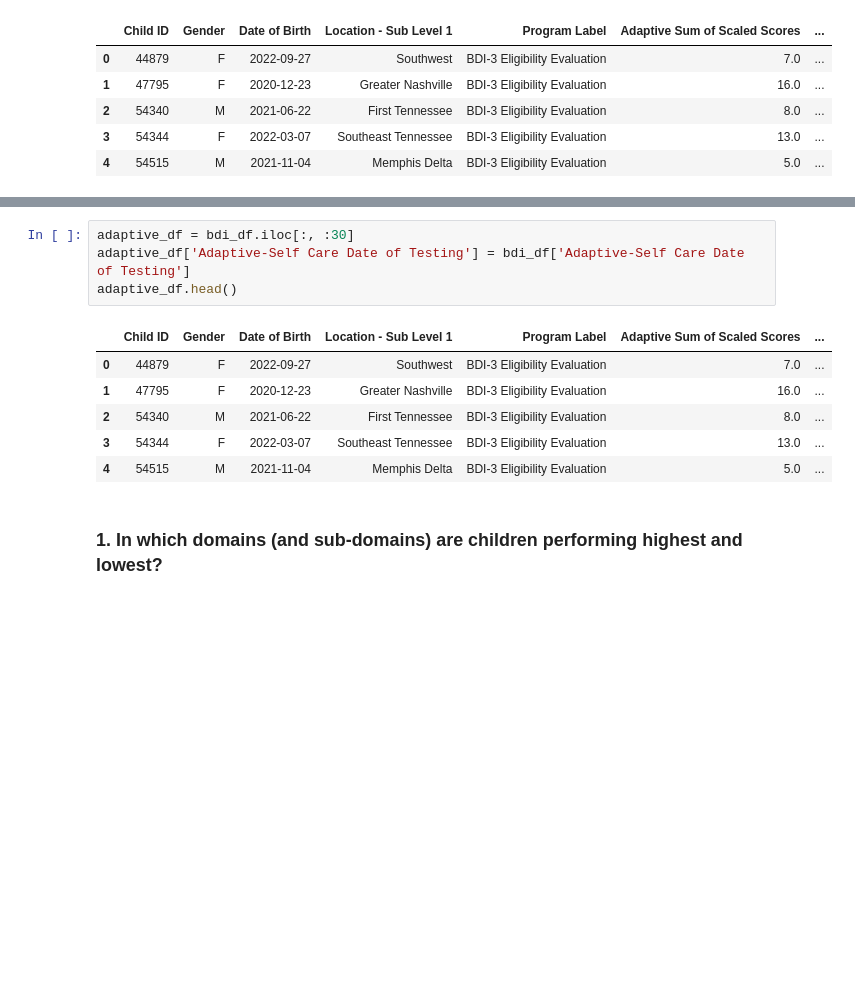
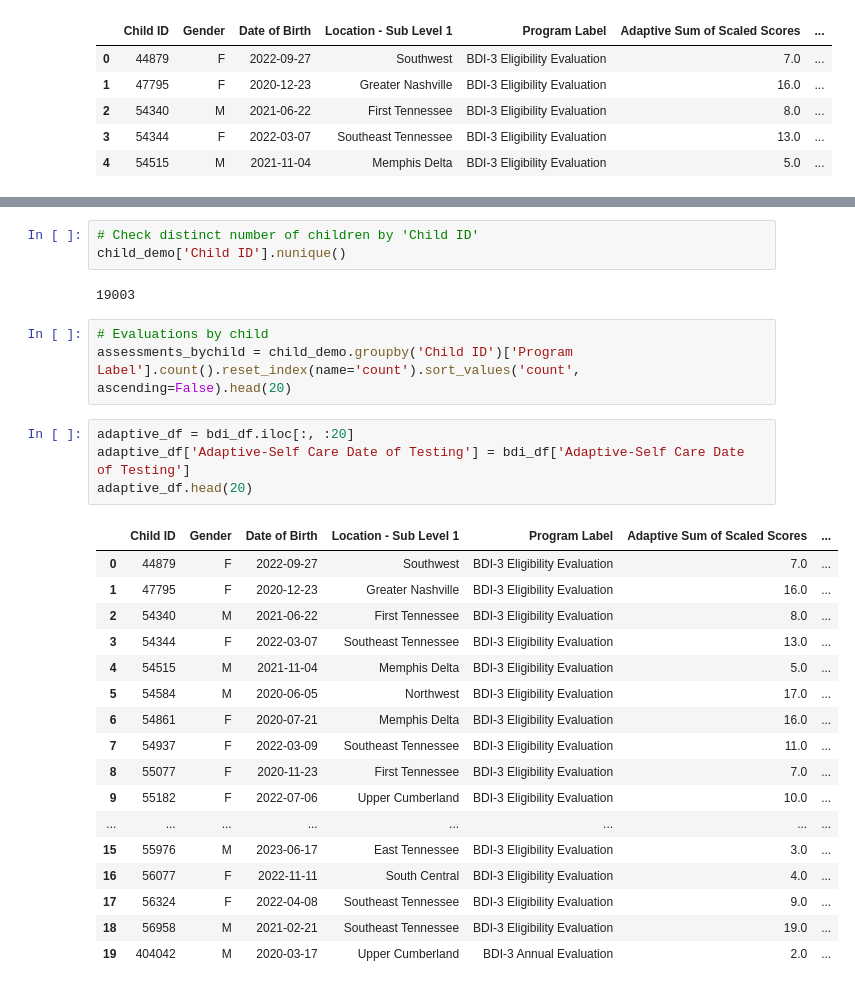
Before and after one commit to NSS-Data-Analytics-Cohort-10/teis-labracoders, a Jupyter notebook: notebooks/teis_eda.ipynb, the cells around one changed output, grey strips where cells are left out. Cells and saved outputs as stored; diff of their text form; blank space fills up the shorter version.

```diff
--- a/notebooks/teis_eda.ipynb
+++ b/notebooks/teis_eda.ipynb
@@ -83,13 +112,30 @@ bdi_df.head()
+# %%
+# Check distinct number of children by 'Child ID'
+child_demo['Child ID'].nunique()
+# %% [output]
+19003
+# %%
+# Evaluations by child
+assessments_bychild = child_demo.groupby('Child ID')['Program Label'].count().reset_index(name='count').sort_values('count', ascending=False).head(20)
 # %%
-adaptive_df = bdi_df.iloc[:, :30]
+adaptive_df = bdi_df.iloc[:, :20]
 adaptive_df['Adaptive-Self Care Date of Testing'] = bdi_df['Adaptive-Self Care Date of Testing']
-adaptive_df.head()
+adaptive_df.head(20)
 # %% [output]
 |  | Child ID | Gender | Date of Birth | Location - Sub Level 1 | Program Label | Adaptive Sum of Scaled Scores | ... |
 | 0 | 44879 | F | 2022-09-27 | Southwest | BDI-3 Eligibility Evaluation | 7.0 | ... |
 | 1 | 47795 | F | 2020-12-23 | Greater Nashville | BDI-3 Eligibility Evaluation | 16.0 | ... |
 | 2 | 54340 | M | 2021-06-22 | First Tennessee | BDI-3 Eligibility Evaluation | 8.0 | ... |
 | 3 | 54344 | F | 2022-03-07 | Southeast Tennessee | BDI-3 Eligibility Evaluation | 13.0 | ... |
 | 4 | 54515 | M | 2021-11-04 | Memphis Delta | BDI-3 Eligibility Evaluation | 5.0 | ... |
+| 5 | 54584 | M | 2020-06-05 | Northwest | BDI-3 Eligibility Evaluation | 17.0 | ... |
+| 6 | 54861 | F | 2020-07-21 | Memphis Delta | BDI-3 Eligibility Evaluation | 16.0 | ... |
+| 7 | 54937 | F | 2022-03-09 | Southeast Tennessee | BDI-3 Eligibility Evaluation | 11.0 | ... |
+| 8 | 55077 | F | 2020-11-23 | First Tennessee | BDI-3 Eligibility Evaluation | 7.0 | ... |
+| 9 | 55182 | F | 2022-07-06 | Upper Cumberland | BDI-3 Eligibility Evaluation | 10.0 | ... |
+| ... | ... | ... | ... | ... | ... | ... | ... |
+| 15 | 55976 | M | 2023-06-17 | East Tennessee | BDI-3 Eligibility Evaluation | 3.0 | ... |
+| 16 | 56077 | F | 2022-11-11 | South Central | BDI-3 Eligibility Evaluation | 4.0 | ... |
+| 17 | 56324 | F | 2022-04-08 | Southeast Tennessee | BDI-3 Eligibility Evaluation | 9.0 | ... |
+| 18 | 56958 | M | 2021-02-21 | Southeast Tennessee | BDI-3 Eligibility Evaluation | 19.0 | ... |
+| 19 | 404042 | M | 2020-03-17 | Upper Cumberland | BDI-3 Annual Evaluation | 2.0 | ... |
-# %% [markdown]
-### 1. In which domains (and sub-domains) are children performing highest and lowest?
```
Also changed, not shown: parts of 6 cells of this notebook.
